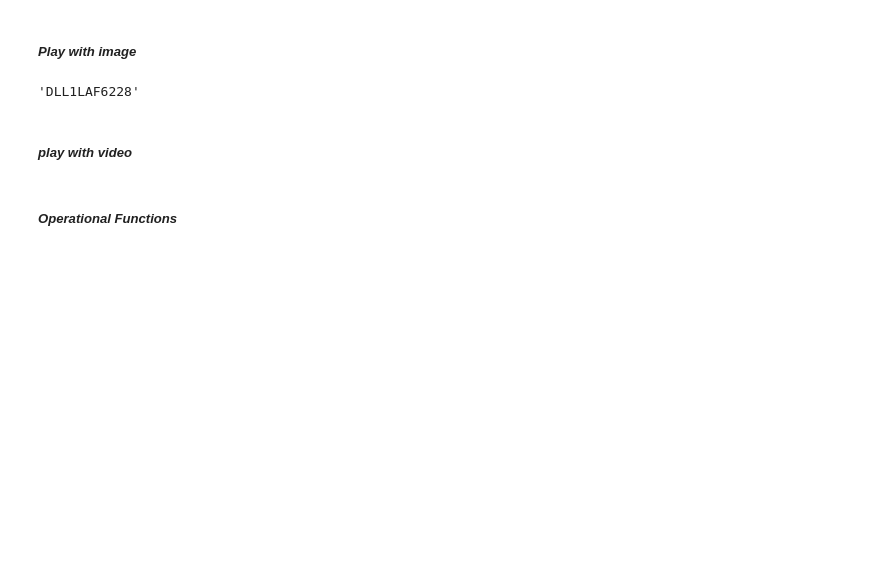
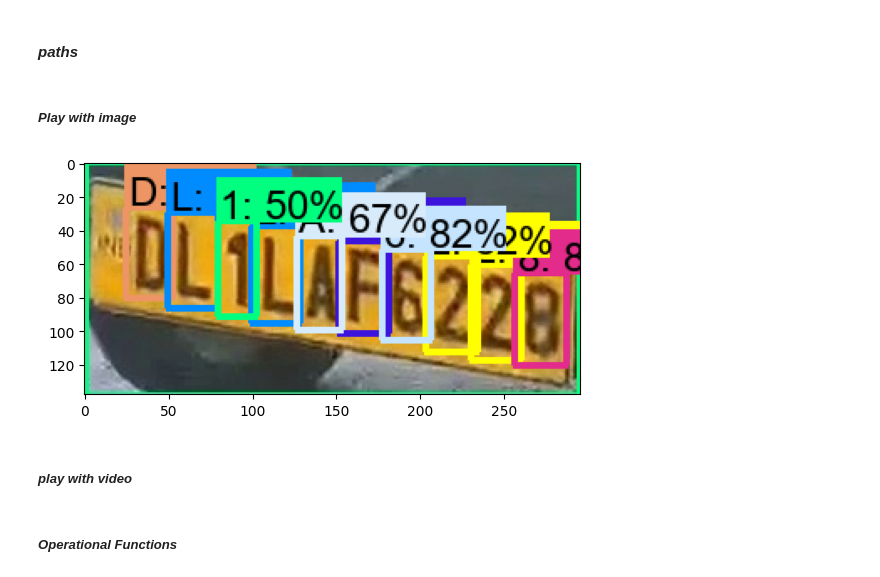
Before and after one commit to Ganga-Yadav/anprApp, a Jupyter notebook: ocr.ipynb, the cells around one changed output. Cells and saved outputs as stored; diff of their text form; code cells hidden in the pictures; blank space fills up the shorter version.

```diff
--- a/ocr.ipynb
+++ b/ocr.ipynb
@@ -13,5 +13,14 @@ from datetime import datetime
 import time as tm  # Import the time module with an alias
 
 import csv
+# %% [markdown]
+#### ***paths***
+# %%
+ paths = {
+        'OCR_MODEL_PATH': os.path.join('mlModels', 'ocrModel', 'export', 'saved_model'),
+        'LPR_MODEL_PATH': os.path.join('mlModels', 'lprModel', 'export', 'saved_model'),
+        'OCR_LABELMAP_PATH': os.path.join('Annotations', 'annotations_ocr', 'label_map.pbtxt'),
+        'LPR_LABELMAP_PATH': os.path.join('Annotations', 'annotations_lpr', 'label_map.pbtxt'),
+    }
 # %% [markdown]
 ##### *Play with image*
@@ -19,10 +35,13 @@ import csv
 #IMAGE_PATH = r'D:\anprNew\Detected_Images\img (62).jpg'
 IMAGE_PATH =r'C:\Users\Msdn08\Desktop\Test_Img\testOcr\test (1).jpg'
 # Define paths
-MODEL_PATH = 'D:\\anprNew\\ocrModel\\export\\saved_model'
-LABEL_MAP_NAME_1 = 'label_map.pbtxt'
-ANNOTATION_PATH = os.path.join('Tensorflow', 'workspace', 'annotations_ocr')
-LABELMAP = os.path.join(ANNOTATION_PATH, LABEL_MAP_NAME_1)
+MODEL_PATH = paths['OCR_MODEL_PATH']
+# Read and preprocess the input image
+img = cv2.imread(IMAGE_PATH)
+image_np = np.array(img)
+
+ANNOTATION_PATH = os.path.join('Annotations', 'annotations_ocr')
+LABELMAP =paths['OCR_LABELMAP_PATH']
 
 # Ensure annotation path exists
 os.makedirs(ANNOTATION_PATH, exist_ok=True)
@@ -56,58 +75,36 @@ model = tf.saved_model.load(MODEL_PATH)
 category_index = label_map_util.create_category_index_from_labelmap(LABELMAP)
 # Assuming the function signature is 'serving_default' and it takes an image tensor
 infer = model.signatures['serving_default']
-
-# Define the detection function
-def detect_fn(image):
-    input_tensor = tf.convert_to_tensor(image, dtype=tf.uint8)  # Convert to uint8
-    input_tensor = input_tensor[tf.newaxis, ...]
-    output_dict = infer(input_tensor)
-    return output_dict
-
-# Read and preprocess the input image
-#IMAGE_PATH = r'D:\anprNew\Detected_Images\img (62).jpg'
-img = cv2.imread(IMAGE_PATH)
-image_np = np.array(img)
-
 # Run detection
 detections = detect_fn(image_np)
 
 num_detections = int(detections.pop('num_detections'))
 detections = {key: value[0, :num_detections].numpy() for key, value in detections.items()}
 detections['num_detections'] = num_detections
 
 # detection_classes should be ints
 detections['detection_classes'] = detections['detection_classes'].astype(np.int64)
 
 # Visualization
 label_id_offset = 0
 image_np_with_detections = image_np.copy()
 min_threshold=0.2
 viz_utils.visualize_boxes_and_labels_on_image_array(
     image_np_with_detections,
     detections['detection_boxes'],
     detections['detection_classes'] + label_id_offset,
     detections['detection_scores'],
     category_index,
     use_normalized_coordinates=True,
     max_boxes_to_draw=10,
     min_score_thresh=min_threshold,
     agnostic_mode=False
 )
-#previous_text = None  # Initialize previous_text variable
-try:
-    text =get_serialized_detected_labels_bothRows(detections, category_index, min_threshold)
-    if text != previous_text:  # Check if the current text is different from the previous one    os.makedirs(folder_path)
-        save_results(text)
-        previous_text = text  # Update the previous_text variable
-except:
-    pass
 # Display the result
-#plt.imshow(cv2.cvtColor(image_np_with_detections, cv2.COLOR_BGR2RGB))
-#plt.show()
-previous_text
+plt.imshow(cv2.cvtColor(image_np_with_detections, cv2.COLOR_BGR2RGB))
+plt.show()
 # %% [output]
-'DLL1LAF6228'
+[figure, added]
 # %% [markdown]
 ##### *play with video*
 # %%
```
Also changed, not shown: parts of 5 cells of this notebook, 2 other files.
